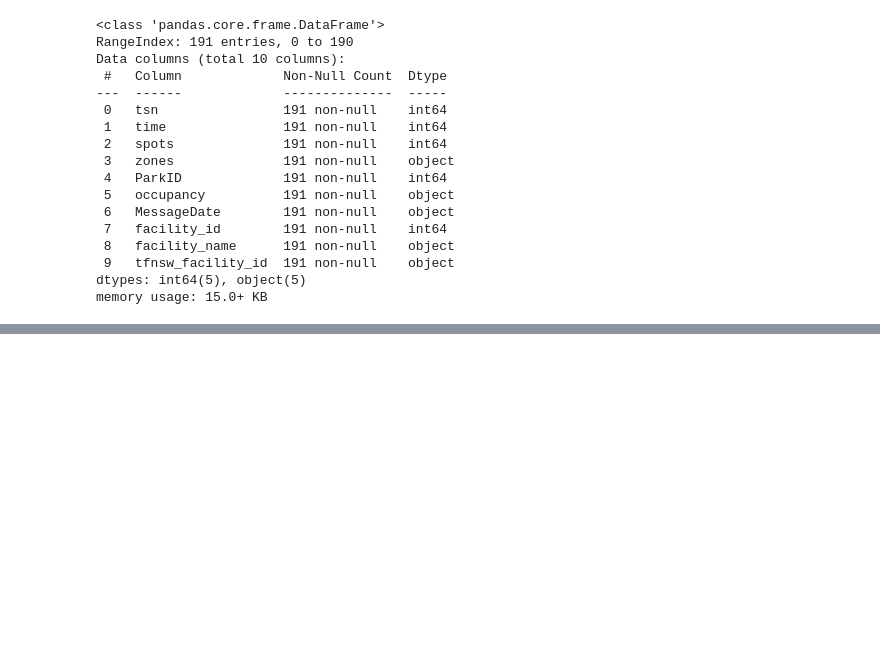
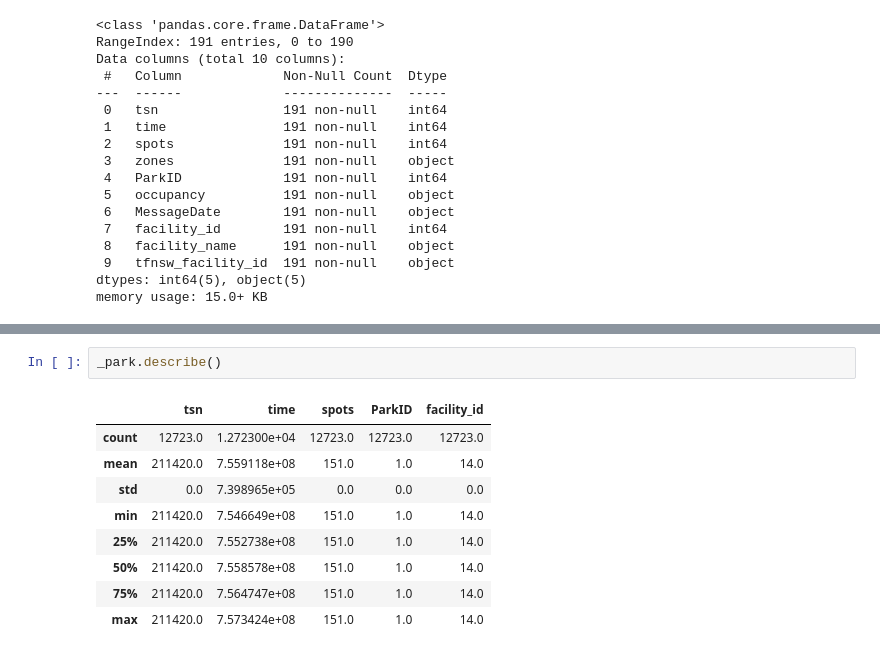
Before and after one commit to M13Mwongo/parking-spot-predictor, a Jupyter notebook: requests.ipynb, the cells around one changed output, grey strips where cells are left out. Cells and saved outputs as stored; diff of their text form; blank space fills up the shorter version.

```diff
--- a/requests.ipynb
+++ b/requests.ipynb
@@ -353,0 +371,12 @@ memory usage: 15.0+ KB
+# %%
+_park.describe()
+# %% [output]
+|  | tsn | time | spots | ParkID | facility_id |
+| count | 12723.0 | 1.272300e+04 | 12723.0 | 12723.0 | 12723.0 |
+| mean | 211420.0 | 7.559118e+08 | 151.0 | 1.0 | 14.0 |
+| std | 0.0 | 7.398965e+05 | 0.0 | 0.0 | 0.0 |
+| min | 211420.0 | 7.546649e+08 | 151.0 | 1.0 | 14.0 |
+| 25% | 211420.0 | 7.552738e+08 | 151.0 | 1.0 | 14.0 |
+| 50% | 211420.0 | 7.558578e+08 | 151.0 | 1.0 | 14.0 |
+| 75% | 211420.0 | 7.564747e+08 | 151.0 | 1.0 | 14.0 |
+| max | 211420.0 | 7.573424e+08 | 151.0 | 1.0 | 14.0 |
```
Also changed, not shown: parts of 1 cell of this notebook.
